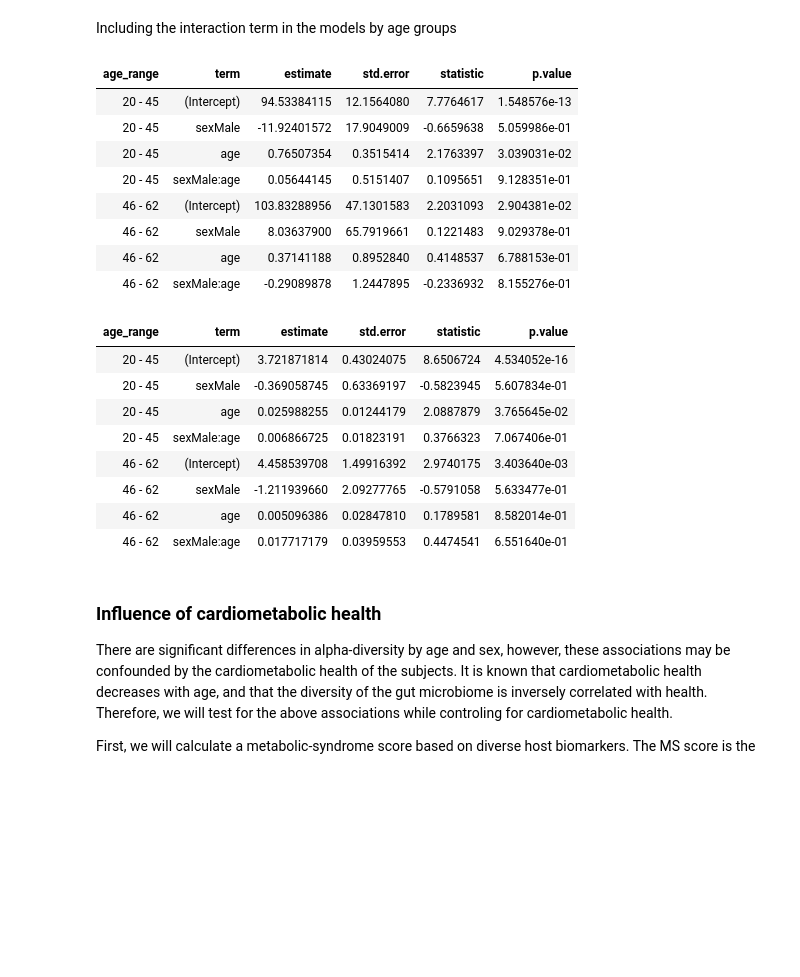
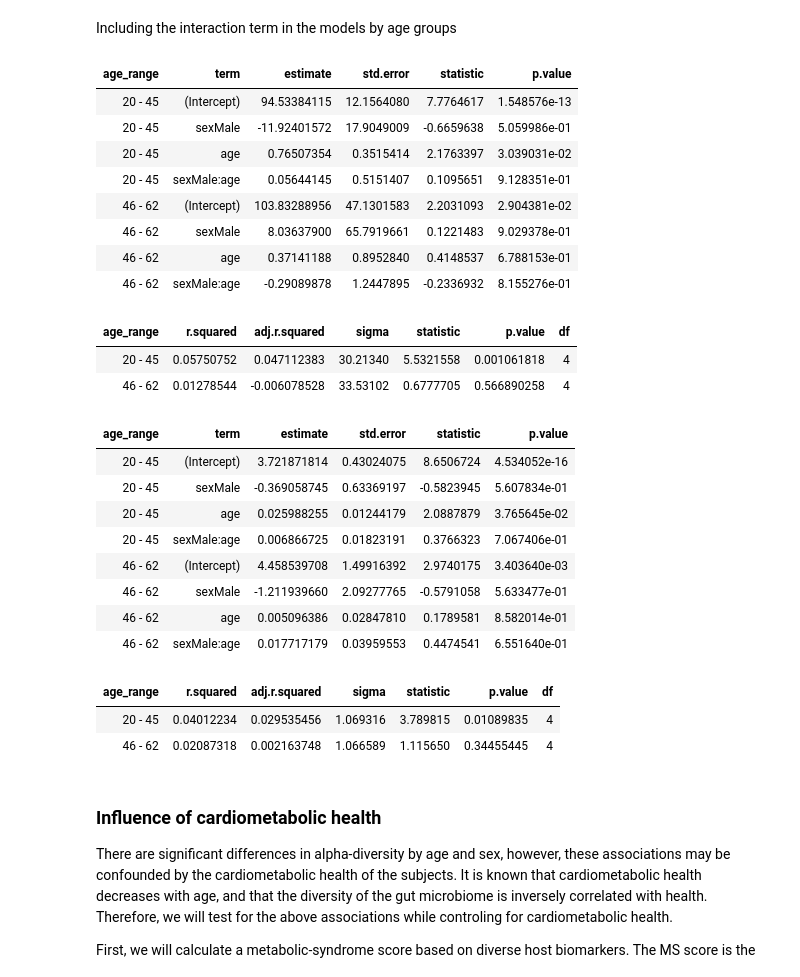
Before and after one commit to jacodela/microbio_aDiv, a Jupyter notebook: Colombia_Analyses/Col_data.ipynb, the cells around one changed output. Saved outputs shown, nothing was run; the diff lists cells and outputs as text; code cells hidden in the pictures; blank space fills up the shorter version.

```diff
--- a/Colombia_Analyses/Col_data.ipynb
+++ b/Colombia_Analyses/Col_data.ipynb
@@ -396,39 +408,53 @@ Including the interaction term in the models by age groups
 # %%
 # Fit separate linear models by each age group
 # SV richness
 richness_group_lm = alpha_age_dat %>% group_by(age_range) %>%
   do(richn_lm = lm(observed_otus ~ sex * age, data = .)  %>% summary())
 
 # get the coefficients by group in a tidy data_frame
 otu_group_coef = tidy(richness_group_lm, richn_lm)
 otu_group_coef
 
+# R2 of the regression
+otu_group_R2 = glance(richness_group_lm, richn_lm)
+otu_group_R2
+
 # Shannon index
 shannon_group_lm = alpha_age_dat %>% group_by(age_range) %>%
   do(shann_lm = lm(shannon ~ sex * age, data = .) %>% summary())
 
 # get the coefficients by group in a tidy data_frame
 shannon_group_coef = tidy(shannon_group_lm, shann_lm)
 shannon_group_coef
+
+# R2 of the regression
+shannon_group_R2 = glance(shannon_group_lm, shann_lm)
+shannon_group_R2
 # %% [output]
 | age_range | term | estimate | std.error | statistic | p.value |
 | 20 - 45 | (Intercept) | 94.53384115 | 12.1564080 | 7.7764617 | 1.548576e-13 |
 | 20 - 45 | sexMale | -11.92401572 | 17.9049009 | -0.6659638 | 5.059986e-01 |
 | 20 - 45 | age | 0.76507354 | 0.3515414 | 2.1763397 | 3.039031e-02 |
 | 20 - 45 | sexMale:age | 0.05644145 | 0.5151407 | 0.1095651 | 9.128351e-01 |
 | 46 - 62 | (Intercept) | 103.83288956 | 47.1301583 | 2.2031093 | 2.904381e-02 |
 | 46 - 62 | sexMale | 8.03637900 | 65.7919661 | 0.1221483 | 9.029378e-01 |
 | 46 - 62 | age | 0.37141188 | 0.8952840 | 0.4148537 | 6.788153e-01 |
 | 46 - 62 | sexMale:age | -0.29089878 | 1.2447895 | -0.2336932 | 8.155276e-01 |
-| age_range | term | estimate | std.error | statistic | p.value |
-| 20 - 45 | (Intercept) | 3.721871814 | 0.43024075 | 8.6506724 | 4.534052e-16 |
-| 20 - 45 | sexMale | -0.369058745 | 0.63369197 | -0.5823945 | 5.607834e-01 |
-| 20 - 45 | age | 0.025988255 | 0.01244179 | 2.0887879 | 3.765645e-02 |
-| 20 - 45 | sexMale:age | 0.006866725 | 0.01823191 | 0.3766323 | 7.067406e-01 |
-| 46 - 62 | (Intercept) | 4.458539708 | 1.49916392 | 2.9740175 | 3.403640e-03 |
-| 46 - 62 | sexMale | -1.211939660 | 2.09277765 | -0.5791058 | 5.633477e-01 |
-| 46 - 62 | age | 0.005096386 | 0.02847810 | 0.1789581 | 8.582014e-01 |
-| 46 - 62 | sexMale:age | 0.017717179 | 0.03959553 | 0.4474541 | 6.551640e-01 |
+| age_range | r.squared | adj.r.squared | sigma | statistic | p.value | df |
+| 20 - 45 | 0.05750752 | 0.047112383 | 30.21340 | 5.5321558 | 0.001061818 | 4 |
+| 46 - 62 | 0.01278544 | -0.006078528 | 33.53102 | 0.6777705 | 0.566890258 | 4 |
+| age_range | term | estimate | std.error | statistic | p.value |
+| 20 - 45 | (Intercept) | 3.721871814 | 0.43024075 | 8.6506724 | 4.534052e-16 |
+| 20 - 45 | sexMale | -0.369058745 | 0.63369197 | -0.5823945 | 5.607834e-01 |
+| 20 - 45 | age | 0.025988255 | 0.01244179 | 2.0887879 | 3.765645e-02 |
+| 20 - 45 | sexMale:age | 0.006866725 | 0.01823191 | 0.3766323 | 7.067406e-01 |
+| 46 - 62 | (Intercept) | 4.458539708 | 1.49916392 | 2.9740175 | 3.403640e-03 |
+| 46 - 62 | sexMale | -1.211939660 | 2.09277765 | -0.5791058 | 5.633477e-01 |
+| 46 - 62 | age | 0.005096386 | 0.02847810 | 0.1789581 | 8.582014e-01 |
+| 46 - 62 | sexMale:age | 0.017717179 | 0.03959553 | 0.4474541 | 6.551640e-01 |
+| age_range | r.squared | adj.r.squared | sigma | statistic | p.value | df |
+| 20 - 45 | 0.04012234 | 0.029535456 | 1.069316 | 3.789815 | 0.01089835 | 4 |
+| 46 - 62 | 0.02087318 | 0.002163748 | 1.066589 | 1.115650 | 0.34455445 | 4 |
 # %% [markdown]
 ### Influence of cardiometabolic health
 There are significant differences in alpha-diversity by age and sex, however, these
```
Also changed, not shown: parts of 8 cells of this notebook, 3 other files.
